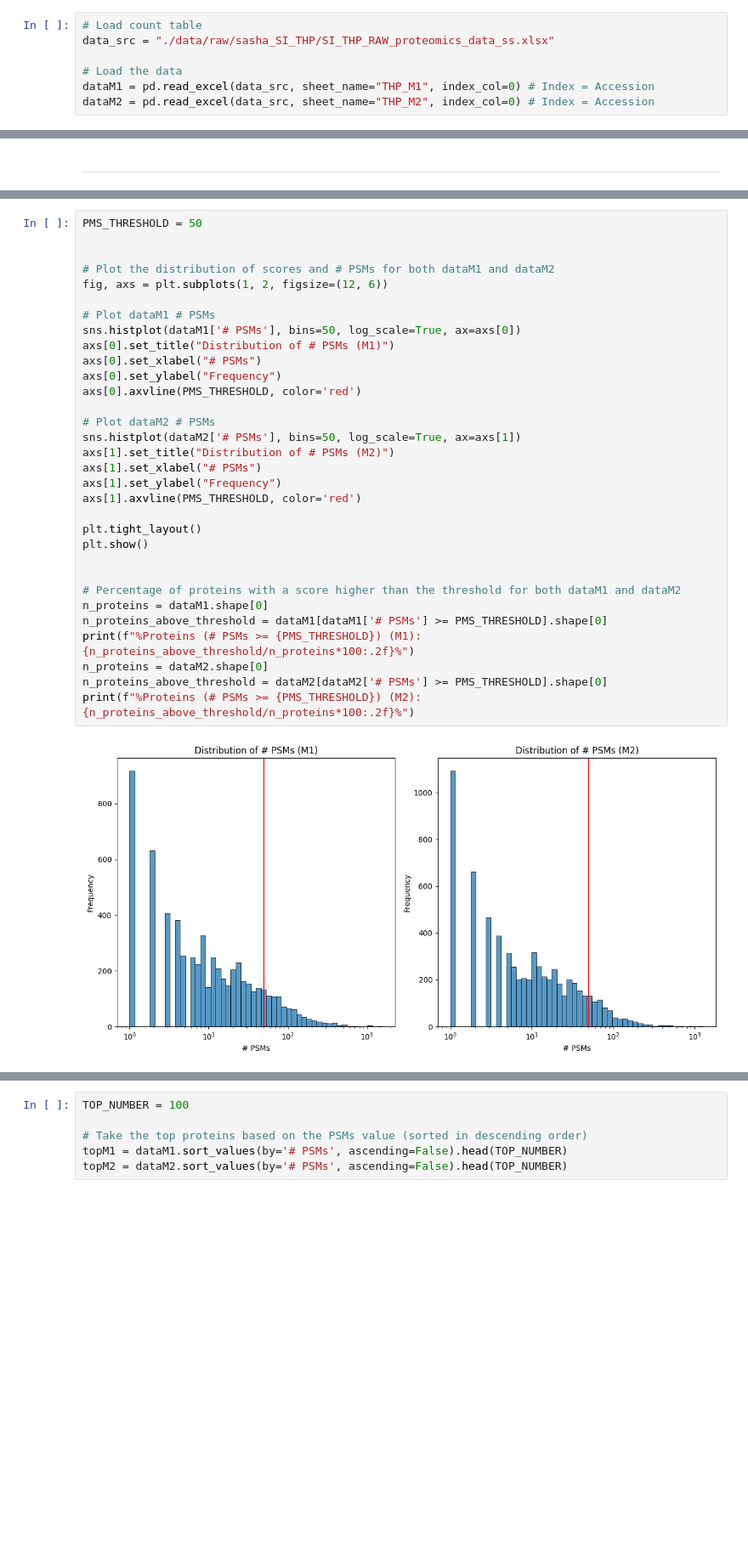
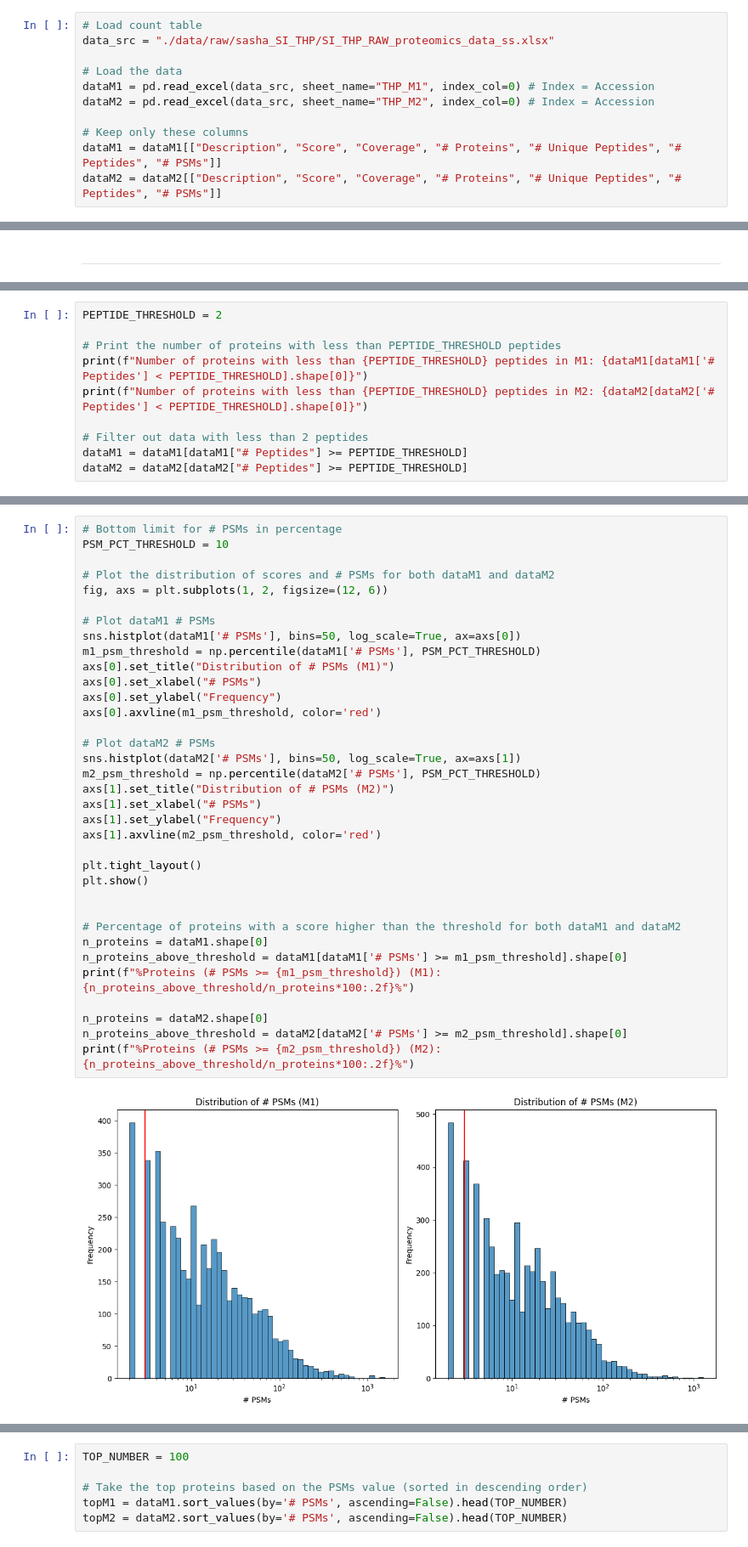
Before and after one commit to powwowath/pyMSpro, a Jupyter notebook: 00_workflow_scanpy_saschaBulk.ipynb, the cells around one changed output, grey strips where cells are left out. Shown at 85% size. Cells and saved outputs as stored; diff of their text form; blank space fills up the shorter version.

```diff
--- a/00_workflow_scanpy_saschaBulk.ipynb
+++ b/00_workflow_scanpy_saschaBulk.ipynb
@@ -35,6 +44,10 @@ data_src = "./data/raw/sasha_SI_THP/SI_THP_RAW_proteomics_data_ss.xlsx"
 # Load the data
 dataM1 = pd.read_excel(data_src, sheet_name="THP_M1", index_col=0) # Index = Accession
 dataM2 = pd.read_excel(data_src, sheet_name="THP_M2", index_col=0) # Index = Accession
+
+# Keep only these columns
+dataM1 = dataM1[["Description", "Score", "Coverage", "# Proteins", "# Unique Peptides", "# Peptides", "# PSMs"]]
+dataM2 = dataM2[["Description", "Score", "Coverage", "# Proteins", "# Unique Peptides", "# Peptides", "# PSMs"]]
 # %% [markdown]
 ### Matrix format
 
@@ -62,0 +152,10 @@ if TRANSLATE_PROTEIN_ID:
+# %%
+PEPTIDE_THRESHOLD = 2
+
+# Print the number of proteins with less than PEPTIDE_THRESHOLD peptides
+print(f"Number of proteins with less than {PEPTIDE_THRESHOLD} peptides in M1: {dataM1[dataM1['# Peptides'] < PEPTIDE_THRESHOLD].shape[0]}")
+print(f"Number of proteins with less than {PEPTIDE_THRESHOLD} peptides in M2: {dataM2[dataM2['# Peptides'] < PEPTIDE_THRESHOLD].shape[0]}")
+
+# Filter out data with less than 2 peptides
+dataM1 = dataM1[dataM1["# Peptides"] >= PEPTIDE_THRESHOLD]
+dataM2 = dataM2[dataM2["# Peptides"] >= PEPTIDE_THRESHOLD]
@@ -98,34 +203,37 @@ print(f"%Proteins (Score >= {SCORE_THRESHOLD}) (M2):  {n_proteins_above_threshol
 # %%
-PMS_THRESHOLD = 50
-
+# Bottom limit for # PSMs in percentage
+PSM_PCT_THRESHOLD = 10
 
 # Plot the distribution of scores and # PSMs for both dataM1 and dataM2
 fig, axs = plt.subplots(1, 2, figsize=(12, 6))
 
 # Plot dataM1 # PSMs
 sns.histplot(dataM1['# PSMs'], bins=50, log_scale=True, ax=axs[0])
+m1_psm_threshold = np.percentile(dataM1['# PSMs'], PSM_PCT_THRESHOLD)
 axs[0].set_title("Distribution of # PSMs (M1)")
 axs[0].set_xlabel("# PSMs")
 axs[0].set_ylabel("Frequency")
-axs[0].axvline(PMS_THRESHOLD, color='red')
+axs[0].axvline(m1_psm_threshold, color='red')
 
 # Plot dataM2 # PSMs
 sns.histplot(dataM2['# PSMs'], bins=50, log_scale=True, ax=axs[1])
+m2_psm_threshold = np.percentile(dataM2['# PSMs'], PSM_PCT_THRESHOLD)
 axs[1].set_title("Distribution of # PSMs (M2)")
 axs[1].set_xlabel("# PSMs")
 axs[1].set_ylabel("Frequency")
-axs[1].axvline(PMS_THRESHOLD, color='red')
+axs[1].axvline(m2_psm_threshold, color='red')
 
 plt.tight_layout()
 plt.show()
 
 
 # Percentage of proteins with a score higher than the threshold for both dataM1 and dataM2
 n_proteins = dataM1.shape[0]
-n_proteins_above_threshold = dataM1[dataM1['# PSMs'] >= PMS_THRESHOLD].shape[0]
-print(f"%Proteins (# PSMs >= {PMS_THRESHOLD}) (M1):  {n_proteins_above_threshold/n_proteins*100:.2f}%")
+n_proteins_above_threshold = dataM1[dataM1['# PSMs'] >= m1_psm_threshold].shape[0]
+print(f"%Proteins (# PSMs >= {m1_psm_threshold}) (M1):  {n_proteins_above_threshold/n_proteins*100:.2f}%")
+
 n_proteins = dataM2.shape[0]
-n_proteins_above_threshold = dataM2[dataM2['# PSMs'] >= PMS_THRESHOLD].shape[0]
-print(f"%Proteins (# PSMs >= {PMS_THRESHOLD}) (M2):  {n_proteins_above_threshold/n_proteins*100:.2f}%")
+n_proteins_above_threshold = dataM2[dataM2['# PSMs'] >= m2_psm_threshold].shape[0]
+print(f"%Proteins (# PSMs >= {m2_psm_threshold}) (M2):  {n_proteins_above_threshold/n_proteins*100:.2f}%")
 # %% [output]
-[figure, old version]
+[figure, new version]
```
Also changed, not shown: parts of 46 cells of this notebook, 4 other files.
